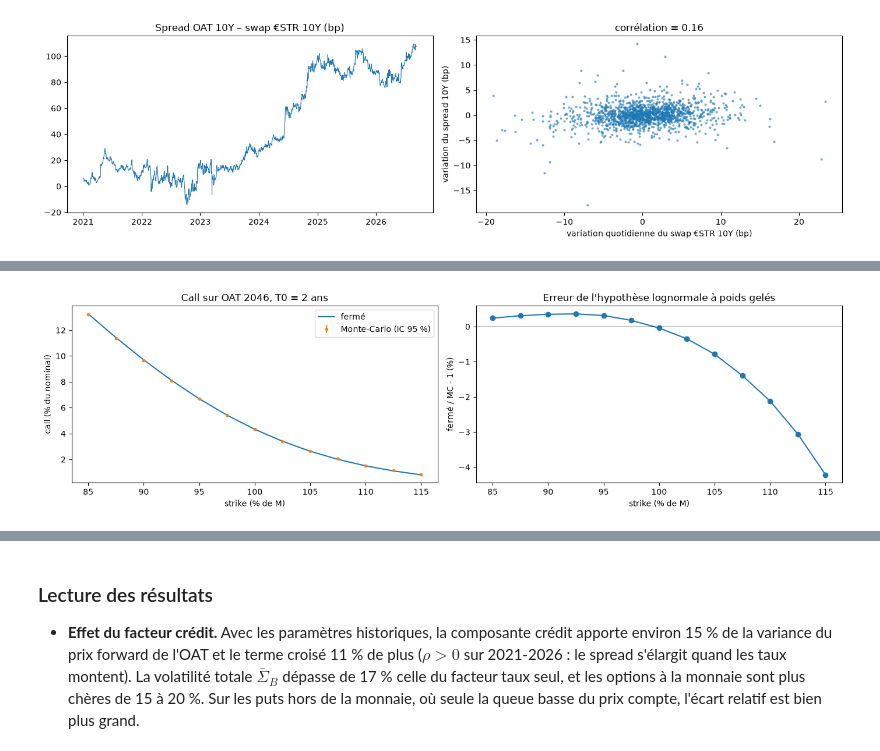
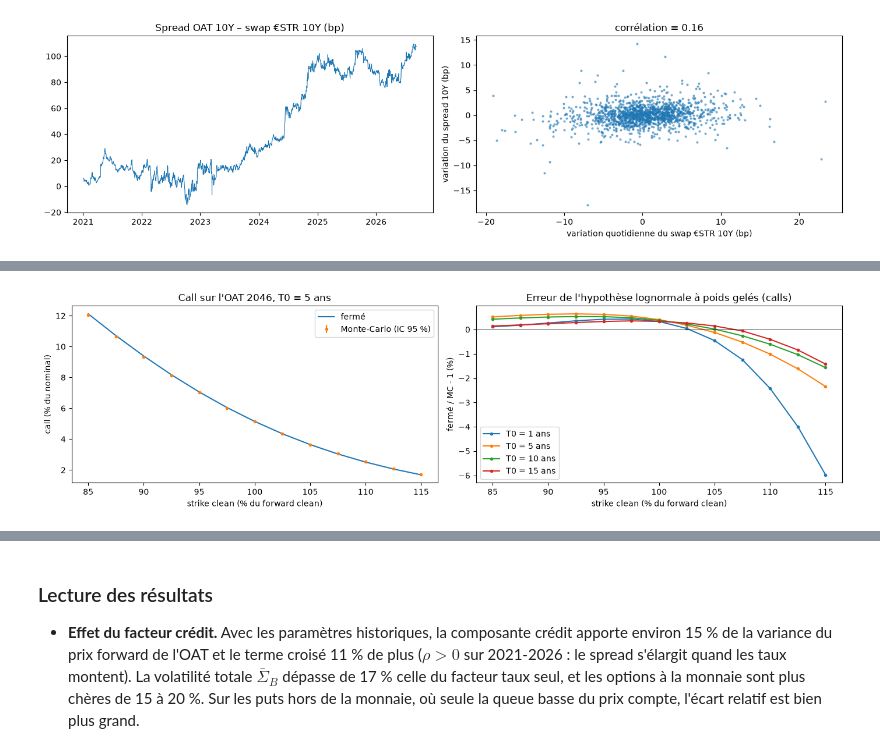
Before and after one commit to alexisdantzikian/BondOptionPricer, a Jupyter notebook: main/oat_option_pricer.ipynb, the cells around one changed output, grey strips where cells are left out. Saved outputs shown, nothing was run; the diff lists cells and outputs as text; code cells hidden in the pictures.

```diff
--- a/main/oat_option_pricer.ipynb
+++ b/main/oat_option_pricer.ipynb
@@ -1474,53 +1515,65 @@ class hw2f_mc:
         self.disc = m.rf.curve.df(T0) * np.exp(-0.5 * V(p.a_x, p.s_x, 0, T0)) * np.exp(-self.Ix)          # e^{-int r} = e^{-int alpha} e^{-I_x}
         self.disc_bar = m.risky.df(T0) * np.exp(-0.5 * m.V_bar(0, T0)) * np.exp(-self.Ix - self.Iy)        # e^{-int r_bar}
 
-    def bond(self, bd):
+    def bond(self, bd, delta=0.0):
+        """Prix dirty simulé de l'OAT en T0, facteur spread décalé de delta (recentrage sur le forward repo)."""
         bd = bd.after(self.T0)
-        return np.sum(bd.K[:, None] * self.m.Pbar(self.T0, bd.T[:, None], self.x[None, :], self.y[None, :]), axis=0)
+        return np.sum(bd.K[:, None] * self.m.Pbar(self.T0, bd.T[:, None], self.x[None, :], self.y[None, :] + delta), axis=0)
 
-    def price(self, bd, X, call=True):
-        B = self.bond(bd)
+    def price(self, bd, X, call=True, delta=0.0):
+        """Prix Monte-Carlo pour un strike dirty X ; renvoie (prix, demi-largeur de l'intervalle de confiance à 95 %)."""
+        B = self.bond(bd, delta)
         pay = self.disc * (np.maximum(B - X, 0) if call else np.maximum(X - B, 0))
         pay = pay.reshape(2, -1).mean(axis=0)                            # moyenne des paires antithétiques
         return pay.mean(), 1.96 * pay.std(ddof=1) / np.sqrt(len(pay))
 # %%
 m_cal = hw2f_model(curve, risky, p_cal)
-T0 = 2.0
+opts = {T0: oat_option(m_cal, oat46, dirty46, repo, T0) for T0 in ECHEANCES}
+
+# --- 1. contrôles internes, T0 = 5 ans
+T0 = 5.0; o = opts[T0]
 mc = hw2f_mc(m_cal, T0, n_paths=400_000)
 print("matrice de covariance de (x, y, int x, int y) : définie positive =", np.all(np.linalg.eigvalsh(mc.cov) > 0))
 print(f"E[e^-int r]     = {mc.disc.mean():.6f}   P^M(0,{T0:.0f})    = {curve.df(T0):.6f}")
 print(f"E[e^-int r_bar] = {mc.disc_bar.mean():.6f}   Pbar^M(0,{T0:.0f}) = {risky.df(T0):.6f}")
-B = mc.bond(oat46)
-M = m_cal.forward_M(0, T0, oat46)
-print(f"E[e^-int r Bbar(T0)] / P(0,T0) = {np.mean(mc.disc * B) / curve.df(T0) * 100:.4f}   M (fermé) = {M * 100:.4f}   (prix pour 100)")
-print(f"écart-type de log Bbar(T0) simulé = {np.std(np.log(B)):.5f}   Sigma_B (poids gelés) = {m_cal.sigma_B(0, T0, oat46):.5f}")
+B = mc.bond(oat46, o.delta)
+print(f"E[e^-int r Bbar(T0)] / P(0,T0) = {np.mean(mc.disc * B) / curve.df(T0) * 100:.4f}   F (forward repo) = {o.F * 100:.4f}   (prix dirty pour 100)")
+print(f"écart-type de log Bbar(T0) simulé = {np.std(np.log(B)):.5f}   Sigma_B : poids recentrés = {o.sigma:.5f}, poids en 0 = {m_cal.sigma_B(0, T0, oat46):.5f}")
 
-print(f"\nfermé vs Monte-Carlo, OAT 2046, T0 = {T0:.0f} ans, {len(mc.x):,} trajectoires (prix pour 100) :".replace(",", " "))
+# --- 2. par strike, T0 = 5 ans
+print(f"\nfermé vs Monte-Carlo, OAT 2046, T0 = {T0:.0f} ans, {len(mc.x):,} trajectoires (prix pour 100, strike clean en % du forward clean) :".replace(",", " "))
 rows = []
 for k in [0.90, 0.95, 1.00, 1.05, 1.10]:
-    X = k * M
+    K = k * o.F_clean
     for call in [True, False]:
-        ferme = m_cal.option(0, T0, oat46, X, call=call) * 100
-        mcp, ic = mc.price(oat46, X, call)
-        rows.append({"strike (% de M)": f"{k:.0%}", "type": "call" if call else "put", "fermé": ferme, "MC": mcp * 100, "IC 95%": ic * 100, "écart %": (ferme / (mcp * 100) - 1) * 100})
+        ferme = o.price(K, call) * 100
+        mcp, ic = mc.price(oat46, K + o.cc, call, o.delta)
+        rows.append({"strike": f"{k:.0%}", "type": "call" if call else "put", "fermé": ferme, "MC": mcp * 100, "IC 95%": ic * 100, "écart %": (ferme / (mcp * 100) - 1) * 100})
 print(pd.DataFrame(rows).round({"fermé": 4, "MC": 4, "IC 95%": 4, "écart %": 2}).to_string(index=False))
 
-print("\nerreur des poids gelés selon l'expiry (call et put ATM-forward) :")
-for T0 in [1.0, 2.0, 5.0]:
-    mc_ = hw2f_mc(m_cal, T0, n_paths=400_000)
-    M = m_cal.forward_M(0, T0, oat46)
-    c_f, (c_mc, ic_c) = m_cal.option(0, T0, oat46, M) * 100, mc_.price(oat46, M)
-    print(f"  T0 = {T0:.0f} : call fermé = {c_f:.4f}   MC = {c_mc * 100:.4f} ± {ic_c * 100:.4f}   écart = {(c_f / (c_mc * 100) - 1) * 100:+.2f} %")
+# --- 3. toutes les échéances, à la monnaie : poids recentrés (retenu) et poids d'aujourd'hui
+print("\nerreur des poids gelés selon l'échéance (call à la monnaie, prix pour 100) :")
+rows, mcs = [], {}
+for T0, o in opts.items():
+    mcs[T0] = hw2f_mc(m_cal, T0, n_paths=400_000, seed=1)
+    c_mc, ic = mcs[T0].price(oat46, o.F, True, o.delta)
+    c_rec, c_0 = o.price(o.F_clean), curve.df(T0) * black(o.F, o.F, m_cal.sigma_B(0, T0, oat46))
+    rows.append({"T0": T0, "delta (bp)": o.delta * 1e4, "MC": c_mc * 100, "IC 95%": ic * 100, "poids recentrés": c_rec * 100,
+                 "écart % (recentrés)": (c_rec / c_mc - 1) * 100, "poids en 0": c_0 * 100, "écart % (en 0)": (c_0 / c_mc - 1) * 100})
+print(pd.DataFrame(rows).round({"delta (bp)": 1, "MC": 4, "IC 95%": 4, "poids recentrés": 4, "écart % (recentrés)": 2, "poids en 0": 4, "écart % (en 0)": 2}).to_string(index=False))
 
 ks = np.linspace(0.85, 1.15, 13)
-T0 = 2.0; M = m_cal.forward_M(0, T0, oat46)
 fig, ax = plt.subplots(1, 2, figsize=(14, 4))
-ferme = [m_cal.option(0, T0, oat46, k * M) * 100 for k in ks]
-mcs = [mc.price(oat46, k * M) for k in ks]
-ax[0].plot(ks * 100, ferme, label="fermé"); ax[0].errorbar(ks * 100, [v[0] * 100 for v in mcs], yerr=[v[1] * 100 for v in mcs], fmt=".", label="Monte-Carlo (IC 95 %)")
-ax[0].set_xlabel("strike (% de M)"); ax[0].set_ylabel("call (% du nominal)"); ax[0].legend(); ax[0].set_title(f"Call sur OAT 2046, T0 = {T0:.0f} ans")
-ax[1].plot(ks * 100, [(f / (v[0] * 100) - 1) * 100 for f, v in zip(ferme, mcs)], "o-"); ax[1].axhline(0, color="k", lw=0.5)
-ax[1].set_xlabel("strike (% de M)"); ax[1].set_ylabel("fermé / MC - 1 (%)"); ax[1].set_title("Erreur de l'hypothèse lognormale à poids gelés")
+o = opts[5.0]
+mcs5 = [mcs[5.0].price(oat46, k * o.F_clean + o.cc, True, o.delta) for k in ks]
+ax[0].plot(ks * 100, [o.price(k * o.F_clean) * 100 for k in ks], label="fermé")
+ax[0].errorbar(ks * 100, [v[0] * 100 for v in mcs5], yerr=[v[1] * 100 for v in mcs5], fmt=".", label="Monte-Carlo (IC 95 %)")
+ax[0].set_xlabel("strike clean (% du forward clean)"); ax[0].set_ylabel("call (% du nominal)"); ax[0].legend(); ax[0].set_title("Call sur l'OAT 2046, T0 = 5 ans")
+for T0 in [1.0, 5.0, 10.0, 15.0]:
+    o = opts[T0]
+    ax[1].plot(ks * 100, [(o.price(k * o.F_clean) / mcs[T0].price(oat46, k * o.F_clean + o.cc, True, o.delta)[0] - 1) * 100 for k in ks], "o-", ms=3, label=f"T0 = {T0:g} ans")
+ax[1].axhline(0, color="k", lw=0.5); ax[1].legend()
+ax[1].set_xlabel("strike clean (% du forward clean)"); ax[1].set_ylabel("fermé / MC - 1 (%)"); ax[1].set_title("Erreur de l'hypothèse lognormale à poids gelés (calls)")
 plt.tight_layout(); plt.show()
 # %% [output]
 matrice de covariance de (x, y, int x, int y) : définie positive = True
@@ -1543,4 +1596,4 @@ erreur des poids gelés selon l'expiry (call et put ATM-forward) :
-[figure, old version]
+[figure, new version]
 # %% [markdown]
 ## 11. Résultats
 
```
Also changed, not shown: parts of 13 cells of this notebook.
